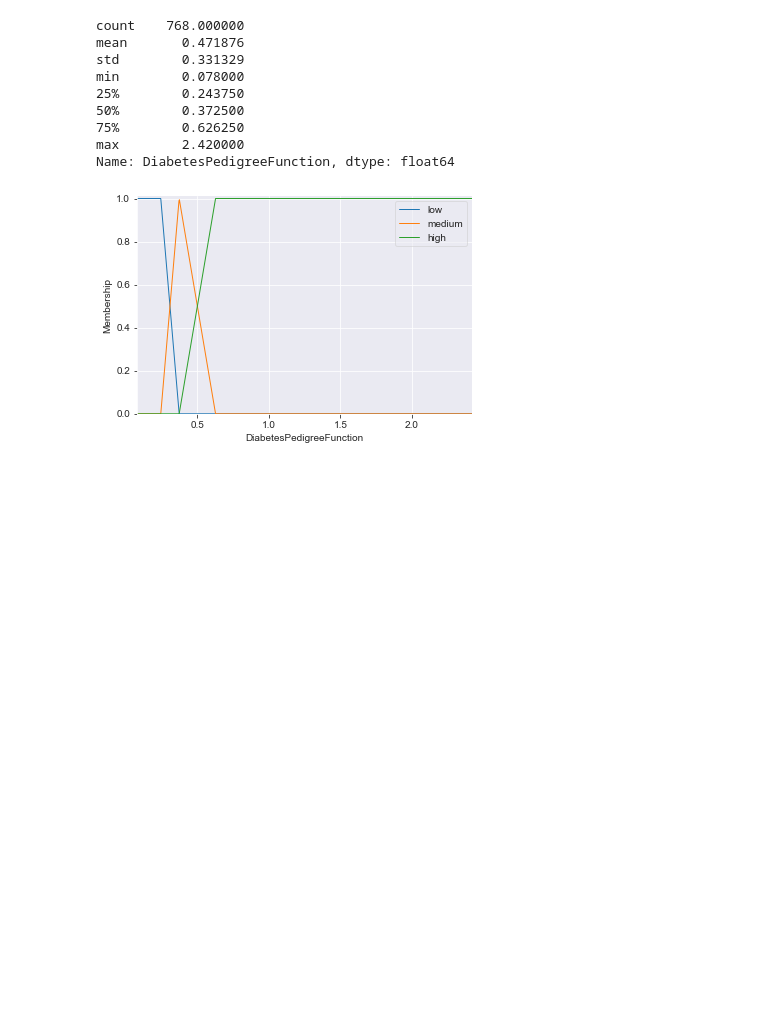
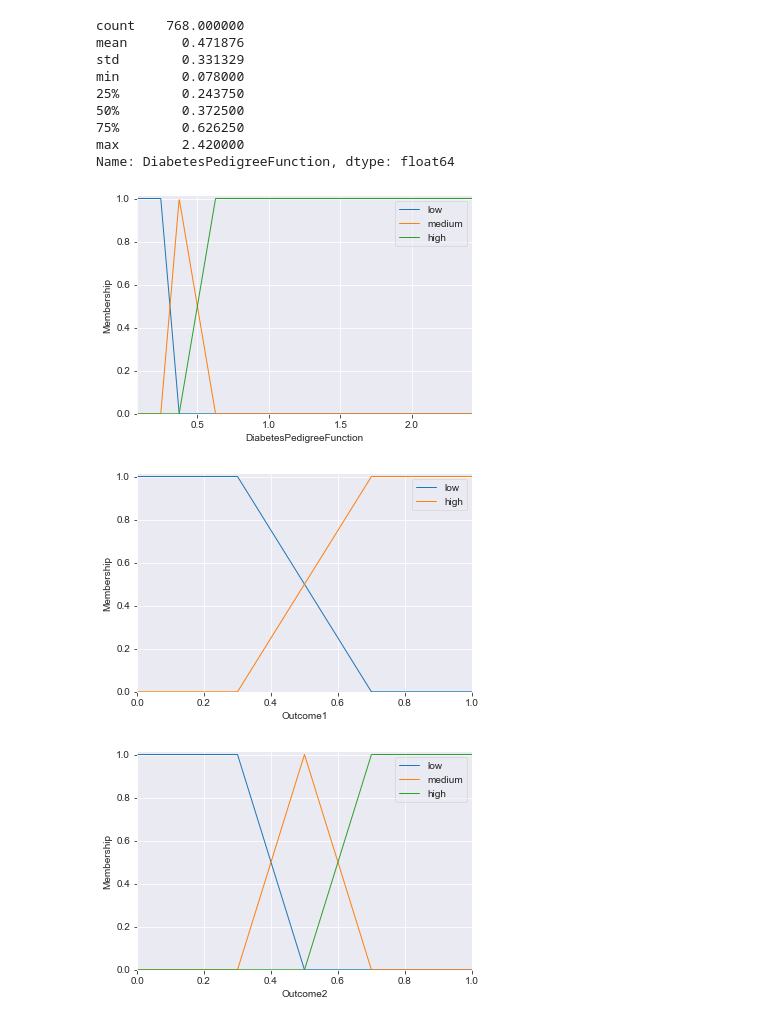
Before and after one commit to Domin8668/Projekt_SSI, a Jupyter notebook: fuzzy.ipynb, the cells around one changed output. Cells and saved outputs as stored; diff of their text form; code cells hidden in the pictures; blank space fills up the shorter version.

Commit message:
Added draft rules for Outcome

```diff
--- a/fuzzy.ipynb
+++ b/fuzzy.ipynb
@@ -273,3 +273,17 @@ min        0.078000
 max        2.420000
 Name: DiabetesPedigreeFunction, dtype: float64
 [figure]
+# %%
+outcome1 = ctrl.Consequent(np.linspace(0., 1., num=101), 'Outcome1')
+outcome1['low'] = fuzz.trapmf(outcome1.universe, [0, 0, 0.3, 0.7])
+outcome1['high'] = fuzz.trapmf(outcome1.universe, [0.3, 0.7, 1, 1])
+outcome1.view()
+
+outcome2 = ctrl.Consequent(np.linspace(0., 1., num=101), 'Outcome2')
+outcome2['low'] = fuzz.trapmf(outcome2.universe, [0, 0, 0.3, 0.5])
+outcome2['medium'] = fuzz.trimf(outcome2.universe, [0.3, 0.5, 0.7])
+outcome2['high'] = fuzz.trapmf(outcome2.universe, [0.5, 0.7, 1, 1])
+outcome2.view()
+# %% [output]
+[figure, added]
+[figure, added]
```
Also changed, not shown: parts of 1 cell of this notebook.
